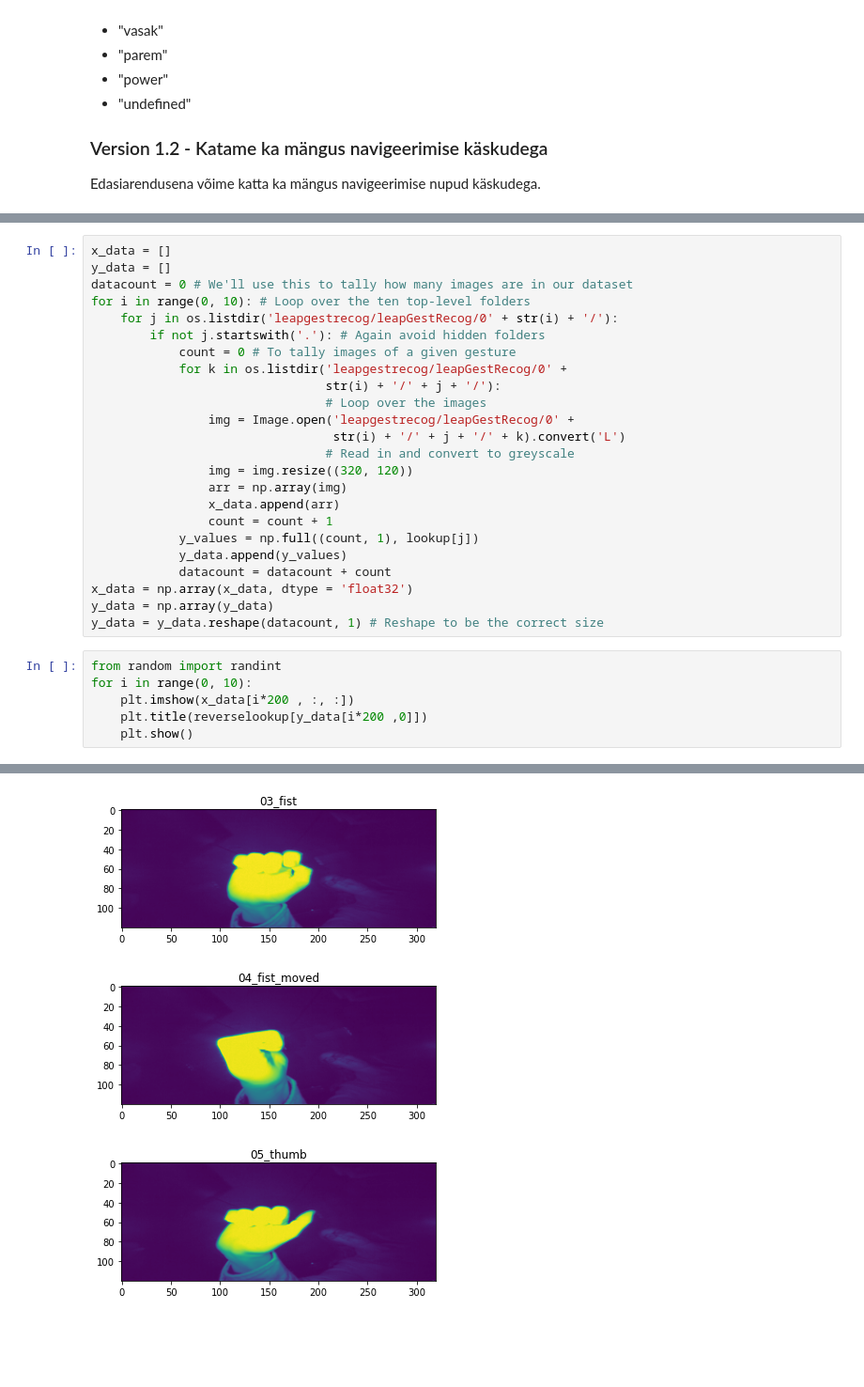
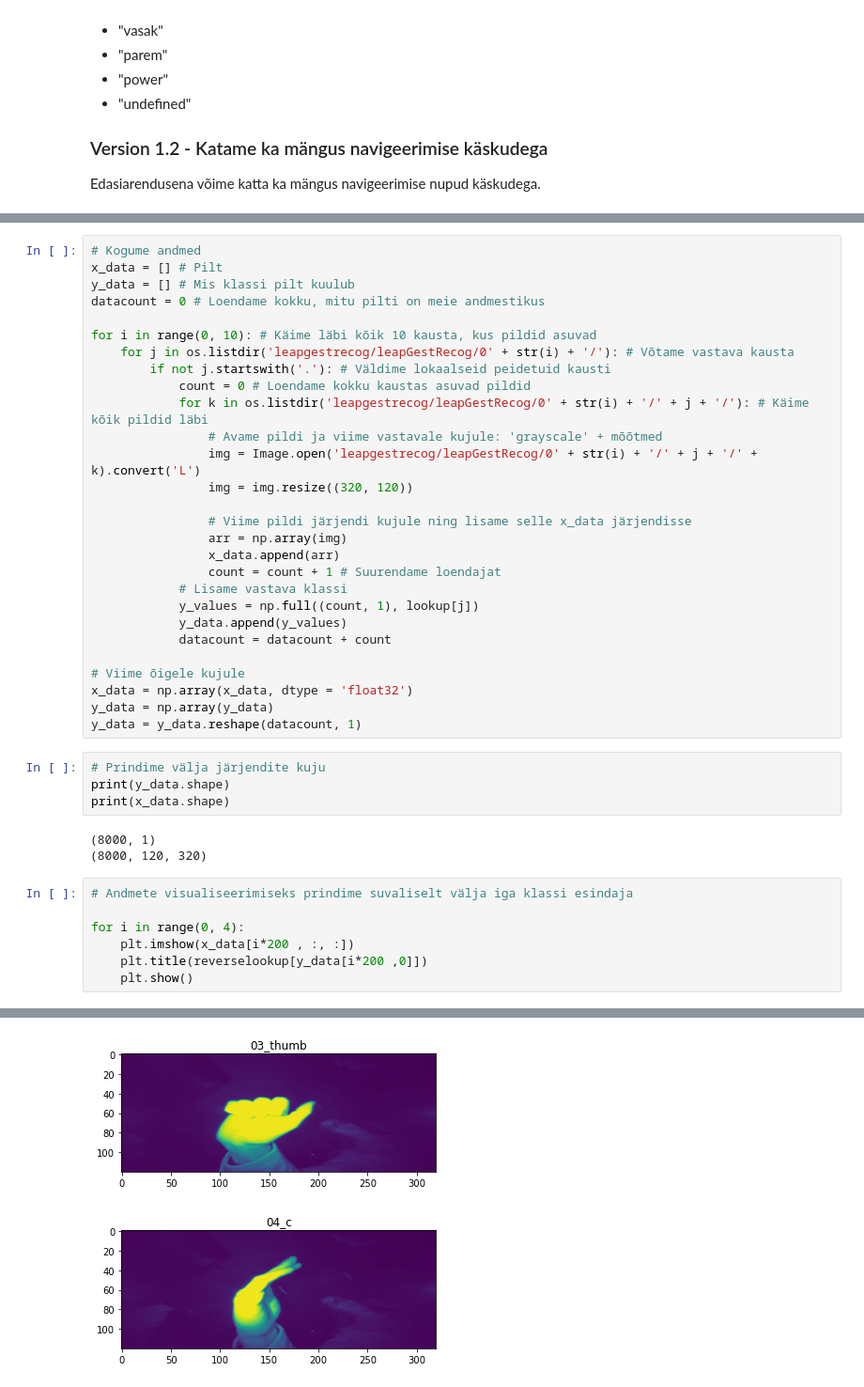
Before and after one commit to KarlTaal/AI-course-game, a Jupyter notebook: AI_game_command_dev.ipynb, the cells around one changed output, grey strips where cells are left out. Shown: that part at 94% size. Saved outputs shown, nothing was run; the diff lists cells and outputs as text; blank space fills up the shorter version.

```diff
--- a/AI_game_command_dev.ipynb
+++ b/AI_game_command_dev.ipynb
@@ -48,30 +58,42 @@ lookup
 # %%
-x_data = []
-y_data = []
-datacount = 0 # We'll use this to tally how many images are in our dataset
-for i in range(0, 10): # Loop over the ten top-level folders
-    for j in os.listdir('leapgestrecog/leapGestRecog/0' + str(i) + '/'):
-        if not j.startswith('.'): # Again avoid hidden folders
-            count = 0 # To tally images of a given gesture
-            for k in os.listdir('leapgestrecog/leapGestRecog/0' +
-                                str(i) + '/' + j + '/'):
-                                # Loop over the images
-                img = Image.open('leapgestrecog/leapGestRecog/0' +
-                                 str(i) + '/' + j + '/' + k).convert('L')
-                                # Read in and convert to greyscale
+# Kogume andmed
+x_data = [] # Pilt
+y_data = [] # Mis klassi pilt kuulub
+datacount = 0 # Loendame kokku, mitu pilti on meie andmestikus
+
+for i in range(0, 10): # Käime läbi kõik 10 kausta, kus pildid asuvad
+    for j in os.listdir('leapgestrecog/leapGestRecog/0' + str(i) + '/'): # Võtame vastava kausta
+        if not j.startswith('.'): # Väldime lokaalseid peidetuid kausti
+            count = 0 # Loendame kokku kaustas asuvad pildid
+            for k in os.listdir('leapgestrecog/leapGestRecog/0' + str(i) + '/' + j + '/'): # Käime kõik pildid läbi
+                # Avame pildi ja viime vastavale kujule: 'grayscale' + mõõtmed
+                img = Image.open('leapgestrecog/leapGestRecog/0' + str(i) + '/' + j + '/' + k).convert('L')
                 img = img.resize((320, 120))
+
+                # Viime pildi järjendi kujule ning lisame selle x_data järjendisse
                 arr = np.array(img)
                 x_data.append(arr)
-                count = count + 1
+                count = count + 1 # Suurendame loendajat
+            # Lisame vastava klassi
             y_values = np.full((count, 1), lookup[j])
             y_data.append(y_values)
             datacount = datacount + count
+
+# Viime õigele kujule
 x_data = np.array(x_data, dtype = 'float32')
 y_data = np.array(y_data)
-y_data = y_data.reshape(datacount, 1) # Reshape to be the correct size
+y_data = y_data.reshape(datacount, 1)
+# %%
+# Prindime välja järjendite kuju
+print(y_data.shape)
+print(x_data.shape)
+# %% [output]
+(8000, 1)
+(8000, 120, 320)
 # %%
-from random import randint
-for i in range(0, 10):
+# Andmete visualiseerimiseks prindime suvaliselt välja iga klassi esindaja
+
+for i in range(0, 4):
     plt.imshow(x_data[i*200 , :, :])
     plt.title(reverselookup[y_data[i*200 ,0]])
     plt.show()
@@ -81,3 +103,2 @@ for i in range(0, 10):
-[figure, old version]
+[figure, new version]
-[figure, old version]
+[figure, new version]
-[figure, removed]
```
Also changed, not shown: parts of 10 cells of this notebook, 4 other files.
